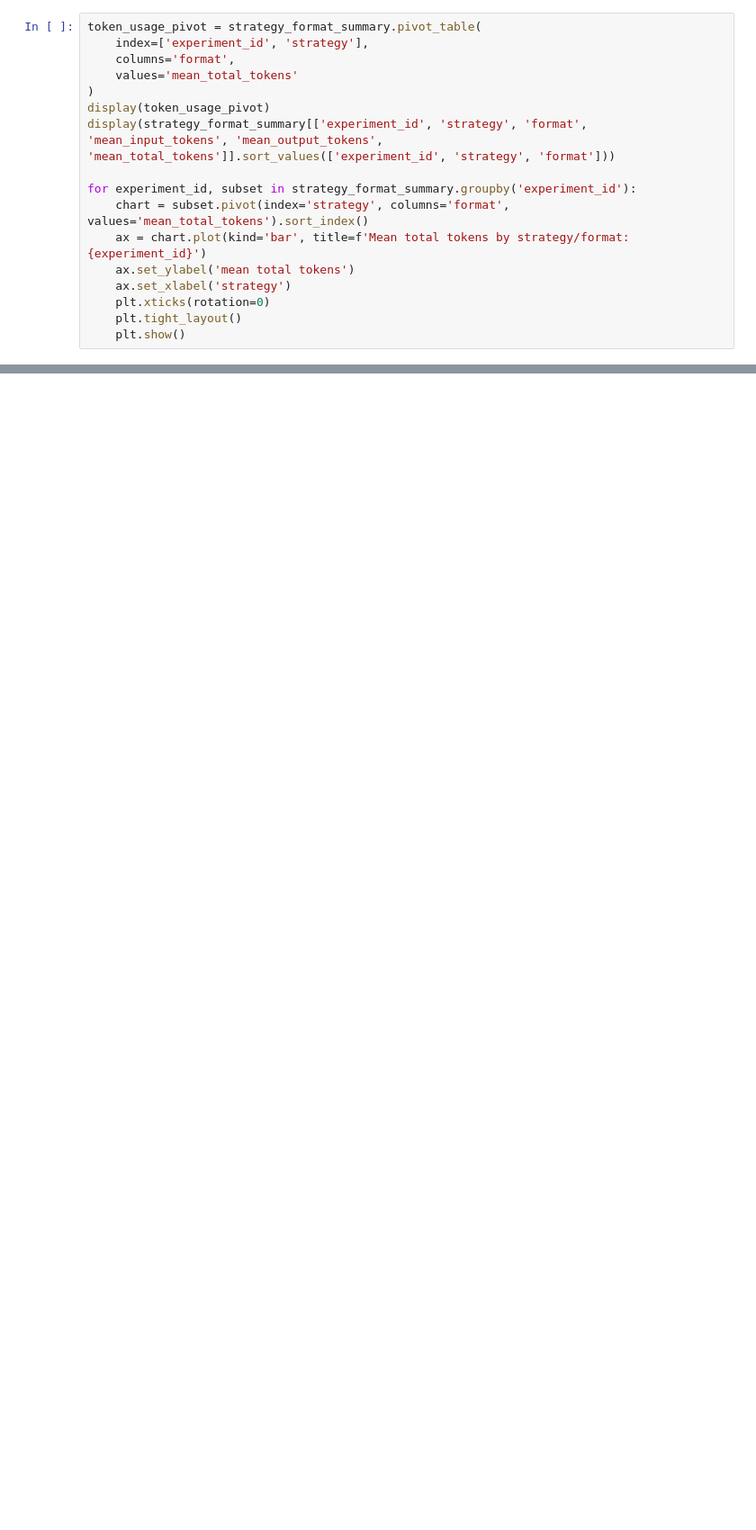
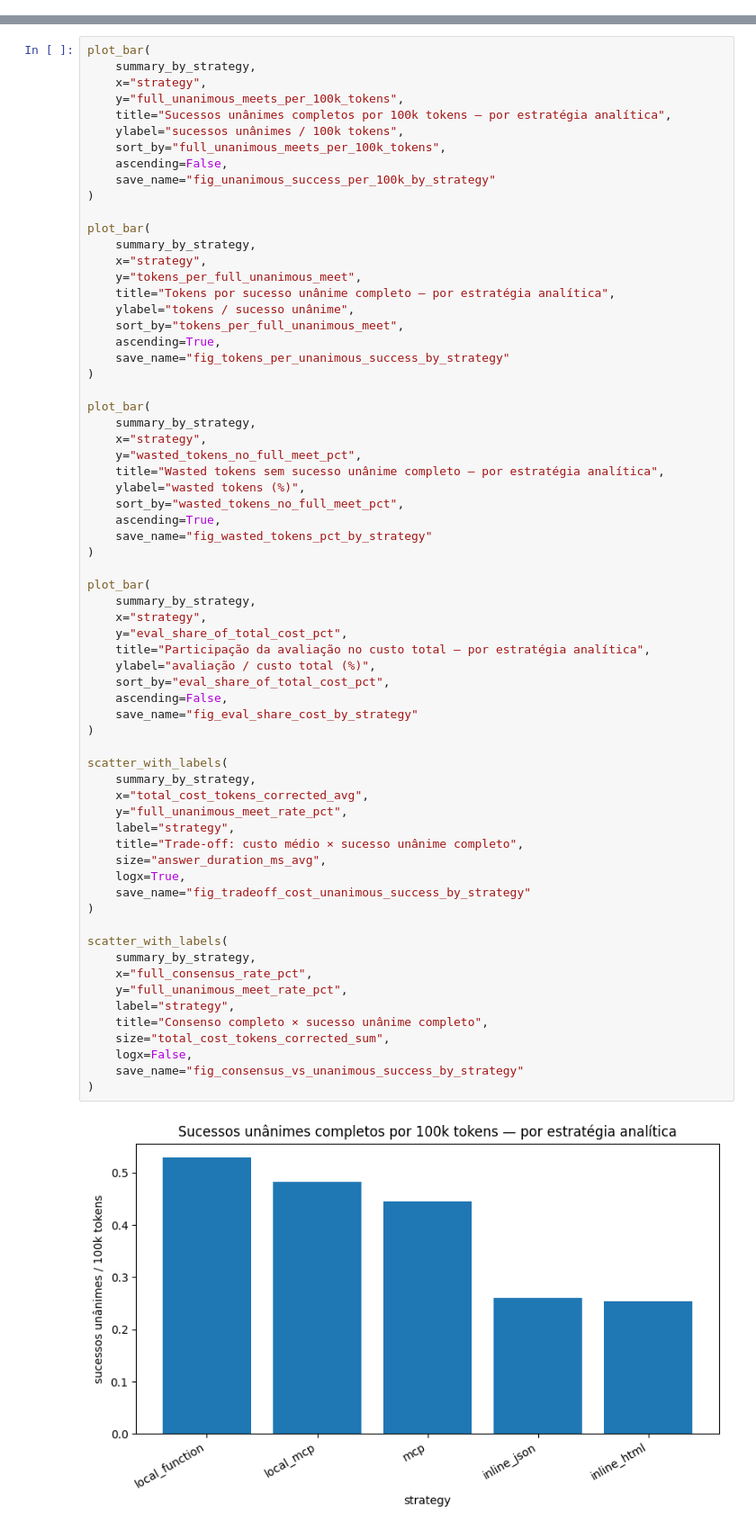
Before and after one commit to ctxbench/ctxbench-cli, a Jupyter notebook: outputs_analysis.ipynb, the cells around one changed output, grey strips where cells are left out. Shown at 90% size. Drawn from its saved outputs; the diff is of its cells as text; blank space fills up the shorter version.

Commit message:
fix(dataset): Update dataset for lattes experiment

```diff
--- a/outputs_analysis.ipynb
+++ b/outputs_analysis.ipynb
@@ -363,17 +0,0 @@ for experiment_id, subset in strategy_format_summary.groupby('experiment_id'):
-# %%
-token_usage_pivot = strategy_format_summary.pivot_table(
-    index=['experiment_id', 'strategy'],
-    columns='format',
-    values='mean_total_tokens'
-)
-display(token_usage_pivot)
-display(strategy_format_summary[['experiment_id', 'strategy', 'format', 'mean_input_tokens', 'mean_output_tokens', 'mean_total_tokens']].sort_values(['experiment_id', 'strategy', 'format']))
-
-for experiment_id, subset in strategy_format_summary.groupby('experiment_id'):
-    chart = subset.pivot(index='strategy', columns='format', values='mean_total_tokens').sort_index()
-    ax = chart.plot(kind='bar', title=f'Mean total tokens by strategy/format: {experiment_id}')
-    ax.set_ylabel('mean total tokens')
-    ax.set_xlabel('strategy')
-    plt.xticks(rotation=0)
-    plt.tight_layout()
-    plt.show()
@@ -379,0 +1573,68 @@ for experiment_id, subset in strategy_format_summary.groupby('experiment_id'):
+# %%
+plot_bar(
+    summary_by_strategy,
+    x="strategy",
+    y="full_unanimous_meets_per_100k_tokens",
+    title="Sucessos unânimes completos por 100k tokens — por estratégia analítica",
+    ylabel="sucessos unânimes / 100k tokens",
+    sort_by="full_unanimous_meets_per_100k_tokens",
+    ascending=False,
+    save_name="fig_unanimous_success_per_100k_by_strategy"
+)
+
+plot_bar(
+    summary_by_strategy,
+    x="strategy",
+    y="tokens_per_full_unanimous_meet",
+    title="Tokens por sucesso unânime completo — por estratégia analítica",
+    ylabel="tokens / sucesso unânime",
+    sort_by="tokens_per_full_unanimous_meet",
+    ascending=True,
+    save_name="fig_tokens_per_unanimous_success_by_strategy"
+)
+
+plot_bar(
+    summary_by_strategy,
+    x="strategy",
+    y="wasted_tokens_no_full_meet_pct",
+    title="Wasted tokens sem sucesso unânime completo — por estratégia analítica",
+    ylabel="wasted tokens (%)",
+    sort_by="wasted_tokens_no_full_meet_pct",
+    ascending=True,
+    save_name="fig_wasted_tokens_pct_by_strategy"
+)
+
+plot_bar(
+    summary_by_strategy,
+    x="strategy",
+    y="eval_share_of_total_cost_pct",
+    title="Participação da avaliação no custo total — por estratégia analítica",
+    ylabel="avaliação / custo total (%)",
+    sort_by="eval_share_of_total_cost_pct",
+    ascending=False,
+    save_name="fig_eval_share_cost_by_strategy"
+)
+
+scatter_with_labels(
+    summary_by_strategy,
+    x="total_cost_tokens_corrected_avg",
+    y="full_unanimous_meet_rate_pct",
+    label="strategy",
+    title="Trade-off: custo médio × sucesso unânime completo",
+    size="answer_duration_ms_avg",
+    logx=True,
+    save_name="fig_tradeoff_cost_unanimous_success_by_strategy"
+)
+
+scatter_with_labels(
+    summary_by_strategy,
+    x="full_consensus_rate_pct",
+    y="full_unanimous_meet_rate_pct",
+    label="strategy",
+    title="Consenso completo × sucesso unânime completo",
+    size="total_cost_tokens_corrected_sum",
+    logx=False,
+    save_name="fig_consensus_vs_unanimous_success_by_strategy"
+)
+# %% [output]
+[figure, added]
```
Also changed, not shown: parts of 75 cells of this notebook, 8 other files.
